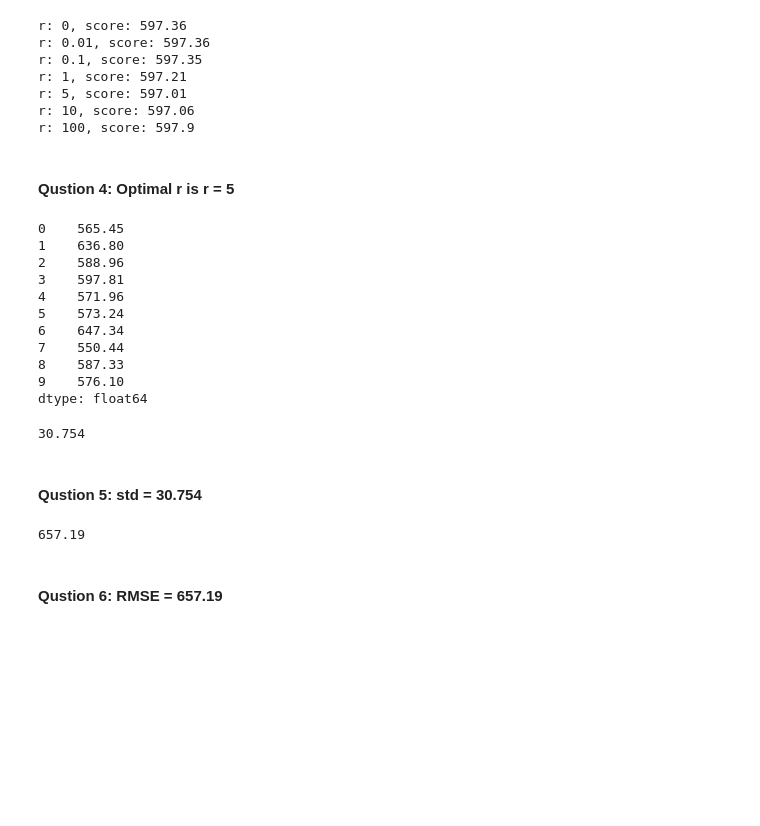
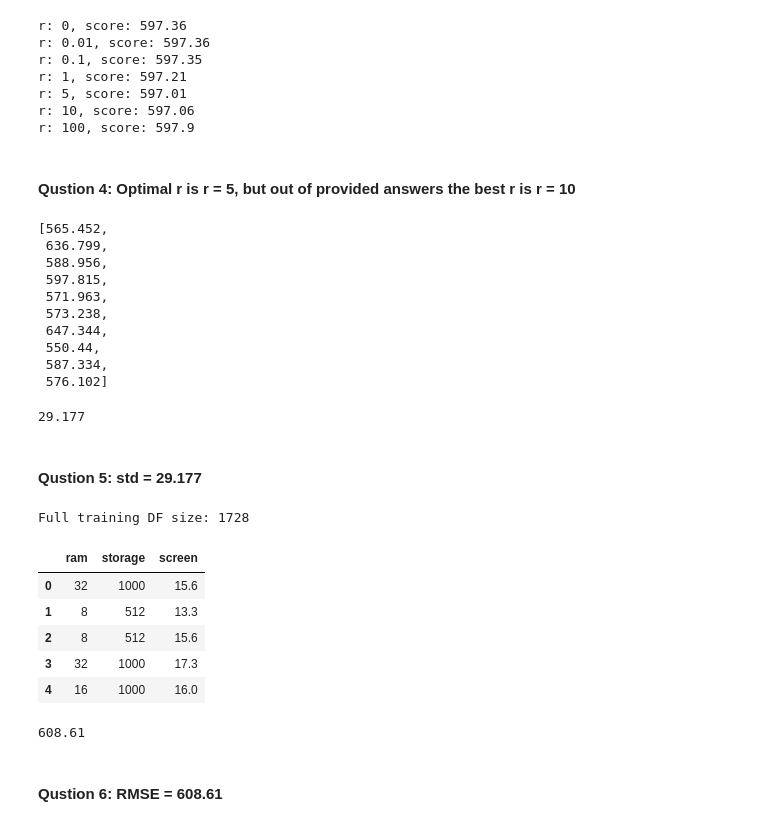
Before and after one commit to Stayermax/MLzoomcamp, a Jupyter notebook: 02-regression/my_homework_2.ipynb, the cells around one changed output. Drawn from its saved outputs; the diff is of its cells as text; code cells hidden in the pictures; blank space fills up the shorter version.

```diff
--- a/02-regression/my_homework_2.ipynb
+++ b/02-regression/my_homework_2.ipynb
@@ -235,9 +235,9 @@ r: 5, score: 597.01
 r: 10, score: 597.06
 r: 100, score: 597.9
 # %% [markdown]
-#### Qustion 4: Optimal r is r = 5
+#### Qustion 4: Optimal r is r = 5, but out of provided answers the best r is r = 10
 # %%
-scores = {}
+res = []
 for seed in [0, 1, 2, 3, 4, 5, 6, 7, 8, 9]:
     np.random.seed(seed)
     df_train, df_val, df_test = split_data(df=df, val_size=0.2, test_size=0.2)
@@ -249,53 +249,62 @@ for seed in [0, 1, 2, 3, 4, 5, 6, 7, 8, 9]:
     X_val = prepare_X_zeros(df_val)
     y_pred = w0 + X_val.dot(w)
 
-    score = round(rmse(y_val, y_pred),2)
-    scores[seed] = score
+    score = round(rmse(y_val, y_pred),3)
+    res.append(score)
 
-scores_series = pd.Series(scores)
-scores_series
+res
 # %% [output]
-0    565.45
-1    636.80
-2    588.96
-3    597.81
-4    571.96
-5    573.24
-6    647.34
-7    550.44
-8    587.33
-9    576.10
-dtype: float64
+[565.452,
+ 636.799,
+ 588.956,
+ 597.815,
+ 571.963,
+ 573.238,
+ 647.344,
+ 550.44,
+ 587.334,
+ 576.102]
 # %%
-STD = round(float(scores_series.std()),3)
+STD = round(np.std(res),3)
 STD
 # %% [output]
-30.754
+29.177
 # %% [markdown]
-#### Qustion 5: std = 30.754
+#### Qustion 5: std = 29.177
 # %%
-
+seed = 9
 np.random.seed(seed)
 df_train, df_val, df_test = split_data(df=df, val_size=0.2, test_size=0.2)
 y_train, y_val, y_test = pull_y_out(df_train, df_val, df_test)
 
 df_full_train = pd.concat([df_train, df_val])
-df_full_train.reset_index(drop=True)
+df_full_train = df_full_train.reset_index(drop=True)
 
-X_full_train = prepare_X_zeros(df_full_train)
-y_full_train = np.concatenate([y_train, y_test])
-
-w0, w = train_linear_regression_reg(X_full_train, y_full_train, r==0.001)
-
-X_test = prepare_X_zeros(df_test)
-y_pred = w0 + X_test.dot(w)
-
-score = round(rmse(y_test, y_pred),2)
-score
+print(f"Full training DF size: {len(df_full_train)}")
+df_full_train.head()
 # %% [output]
-657.19
+Full training DF size: 1728
+|  | ram | storage | screen |
+| 0 | 32 | 1000 | 15.6 |
+| 1 | 8 | 512 | 13.3 |
+| 2 | 8 | 512 | 15.6 |
+| 3 | 32 | 1000 | 17.3 |
+| 4 | 16 | 1000 | 16.0 |
+# %%
+X_full_train = prepare_X_zeros(df_full_train)
+y_full_train = np.concatenate([y_train, y_val])
+
+w0, w = train_linear_regression_reg(X_full_train, y_full_train, r==0.001)
+
+X_test = prepare_X_zeros(df_test)
+y_pred = w0 + X_test.dot(w)
+
+score = round(rmse(y_test, y_pred),3)
+score
+# %% [output]
+608.61
 # %% [markdown]
-#### Qustion 6: RMSE = 657.19
+#### Qustion 6: RMSE = 608.61
 # %%
 print(np.__version__)
 # %% [output]
```
Also changed, not shown: parts of 3 cells of this notebook.
